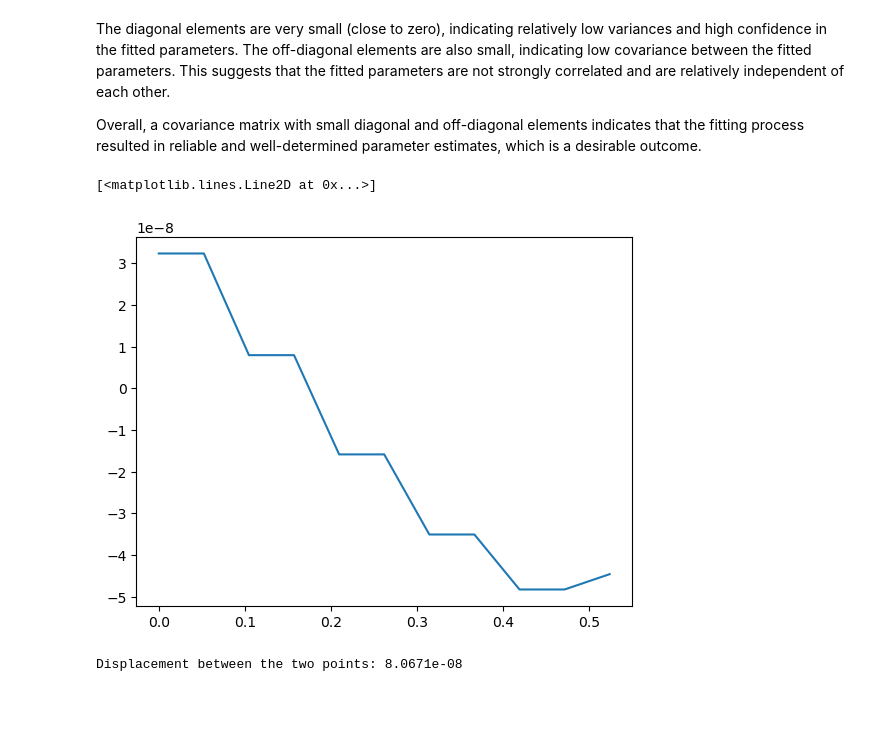
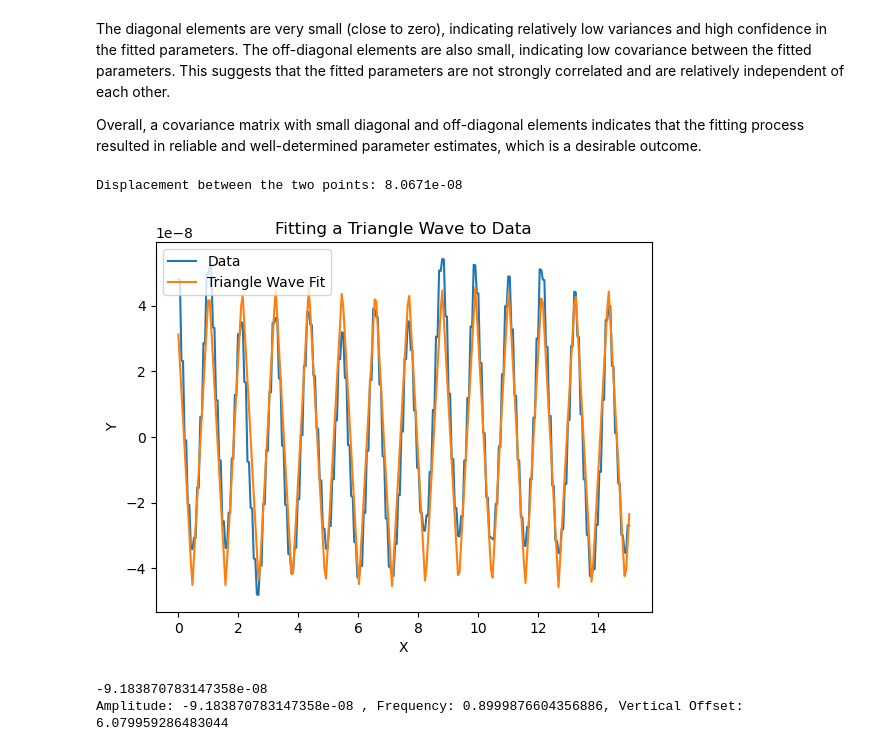
Before and after one commit to bochoa510/Realm-Project, a Jupyter notebook: Piezoelectric Characterization /piezo_displacement_characterization.ipynb, the cells around one changed output. Cells and saved outputs as stored; diff of their text form; code cells hidden in the pictures; blank space fills up the shorter version.

Commit message:
fit a triangle wave to entire data

```diff
--- a/Piezoelectric Characterization /piezo_displacement_characterization.ipynb
+++ b/Piezoelectric Characterization /piezo_displacement_characterization.ipynb
@@ -111,11 +98,6 @@ Amplitude: -4.84948803406272e-08, Frequency 0.909286453543562, Vertical Shift 1.
 The diagonal elements are very small (close to zero), indicating relatively low variances and high confidence in the fitted parameters. The off-diagonal elements are also small, indicating low covariance between the fitted parameters. This suggests that the fitted parameters are not strongly correlated and are relatively independent of each other.
 
 Overall, a covariance matrix with small diagonal and off-diagonal elements indicates that the fitting process resulted in reliable and well-determined parameter estimates, which is a desirable outcome.
-# %%
-plt.plot(x[:11],y[:11])
-# %% [output]
-[<matplotlib.lines.Line2D at 0x...>]
-[figure, removed]
 # %%
 point1 = np.array(y[0])
 point2 = np.array(y[y.index(min(y[:11]))])
@@ -128,0 +121,48 @@ Displacement between the two points: 8.0671e-08
+# %%
+import numpy as np
+import matplotlib.pyplot as plt
+from scipy.optimize import minimize
+
+
+xnp = np.array(x)
+ynp = np.array(signal.detrend(y))
+
+
+# Define the triangle wave function
+def triangle_wve(x, A, f, phi):
+    return A * np.abs(2 * (x * f + phi - np.floor(x * f + phi + 0.5))) - A/2
+
+
+# Define the error function (mean squared error)
+def error(params):
+    A, f, phi = params
+    return np.mean((ynp - triangle_wve(xnp, A, f, phi))**2)
+
+# Initial guess for the parameters (amplitude, frequency, phase)
+initial_guess = [8.0, 1.0, 0.0]
+
+# Perform optimization to find the best-fitting parameters
+result = minimize(error, initial_guess, method='Powell')
+
+# Extract the best-fitting parameters from the optimization result
+A_fit, f_fit, phi_fit = result.x
+
+# Generate the best-fitting triangle wave based on the found parameters
+y_fit = triangle_wave(xnp, A_fit, f_fit, phi_fit)
+
+# Plot the original data and the best-fitting triangle wave
+plt.plot(xnp, ynp, label='Data')
+plt.plot(xnp, y_fit, label='Triangle Wave Fit')
+plt.legend()
+plt.xlabel('X')
+plt.ylabel('Y')
+plt.title('Fitting a Triangle Wave to Data')
+plt.show()
+# %% [output]
+[figure, added]
+# %%
+print(A_fit)
+print(f"Amplitude: {A_fit} , Frequency: {f_fit}, Vertical Offset: {phi_fit}")
+# %% [output]
+-9.183870783147358e-08
+Amplitude: -9.183870783147358e-08 , Frequency: 0.8999876604356886, Vertical Offset: 6.079959286483044
```
Also changed, not shown: parts of 7 cells of this notebook.
